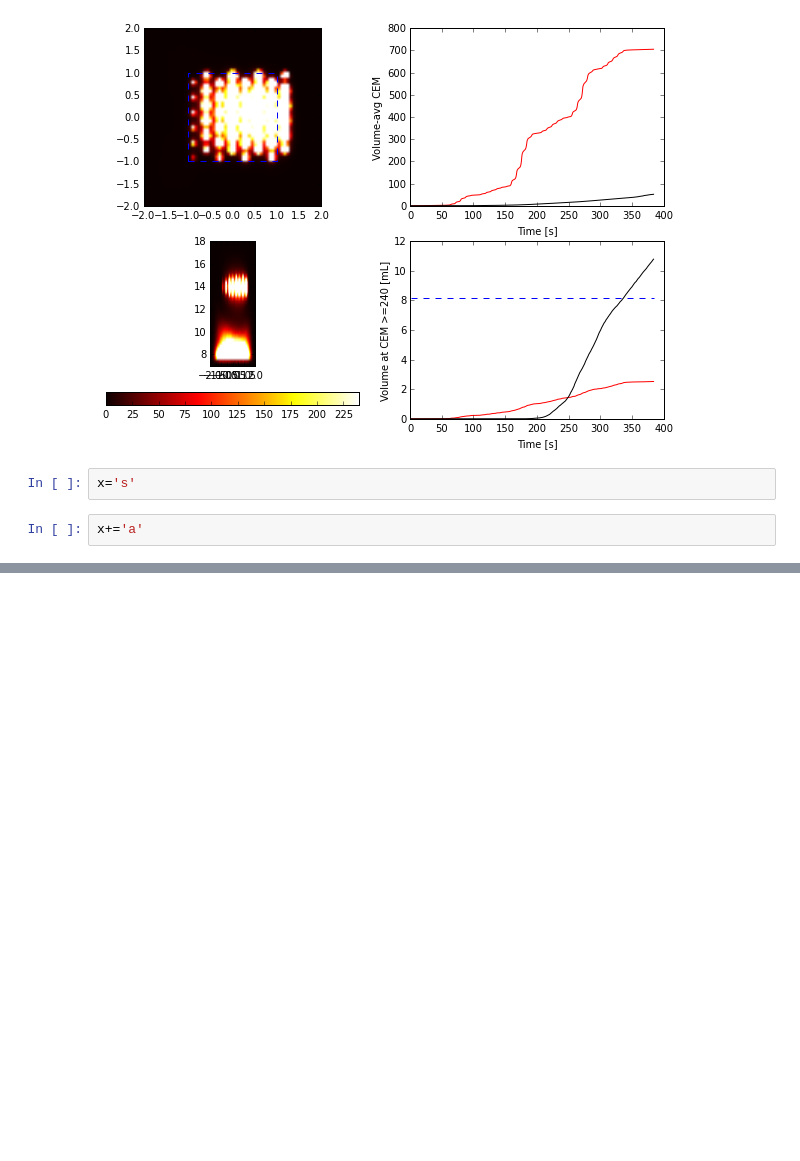
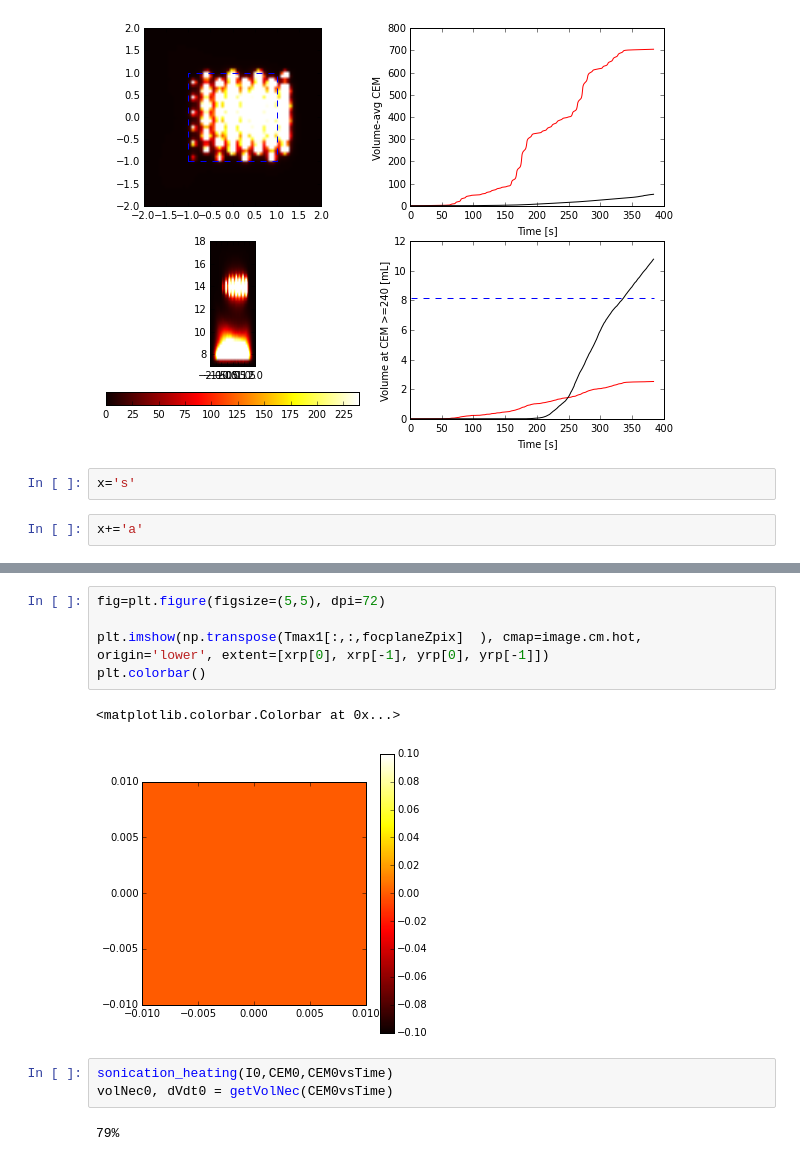
Before and after one commit to vlchaplin/fus_thermalmodelling, a Jupyter notebook: ablation_sim.ipynb, the cells around one changed output, grey strips where cells are left out. Saved outputs shown, nothing was run; the diff lists cells and outputs as text; blank space fills up the shorter version.

```diff
--- a/ablation_sim.ipynb
+++ b/ablation_sim.ipynb
@@ -118,0 +337,13 @@ x
+# %%
+fig=plt.figure(figsize=(5,5), dpi=72)
+
+plt.imshow(np.transpose(Tmax1[:,:,focplaneZpix]  ), cmap=image.cm.hot, origin='lower', extent=[xrp[0], xrp[-1], yrp[0], yrp[-1]])
+plt.colorbar()
+# %% [output]
+<matplotlib.colorbar.Colorbar at 0x...>
+[figure, added]
+# %%
+sonication_heating(I0,CEM0,CEM0vsTime)
+volNec0, dVdt0 = getVolNec(CEM0vsTime)
+# %% [output]
+79%
```
Also changed, not shown: parts of 38 cells of this notebook.
